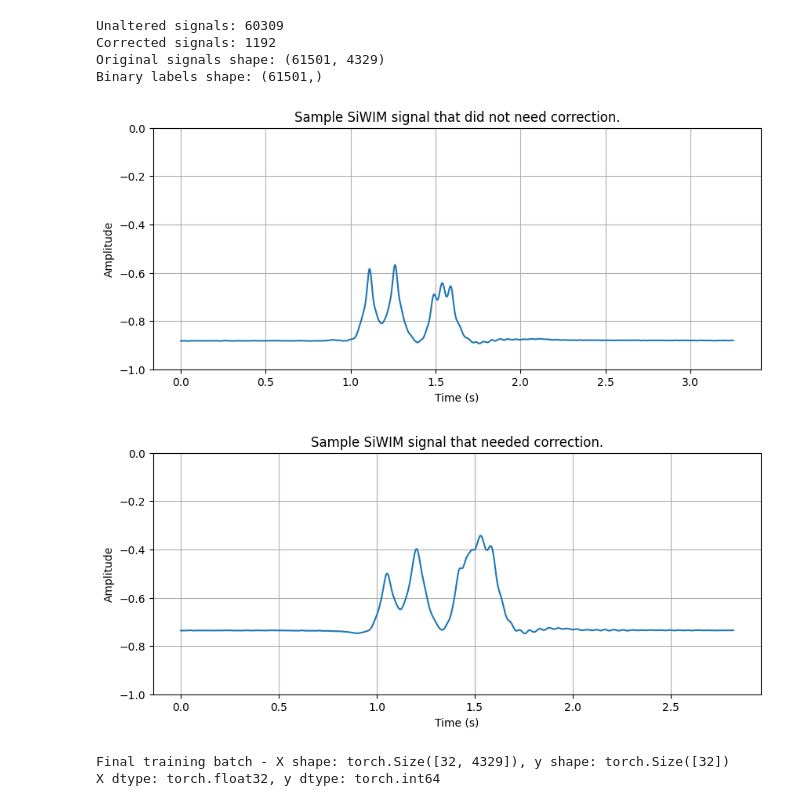
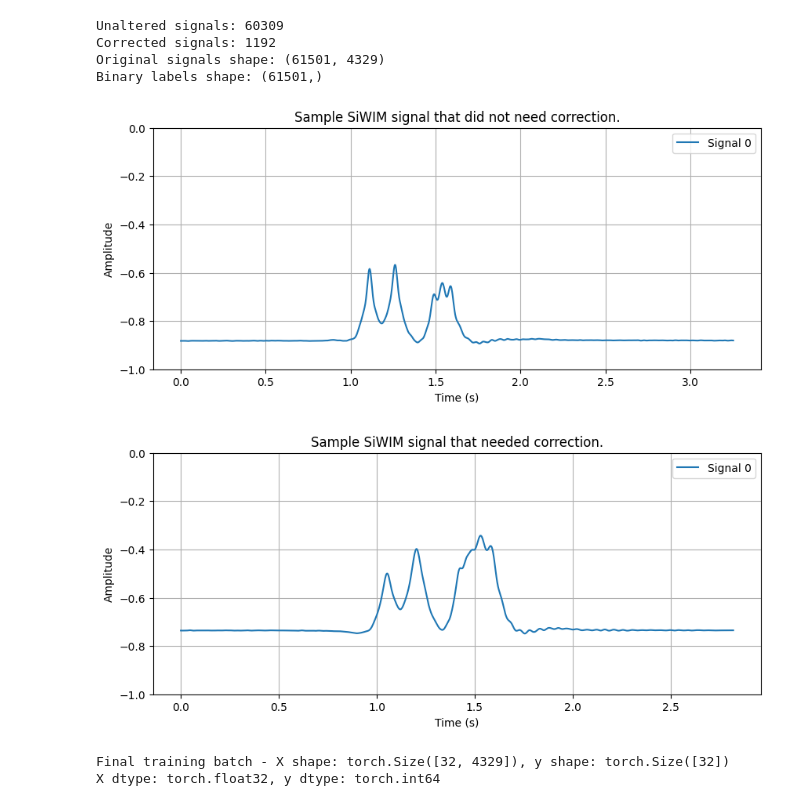
Before and after one commit to MartinKonecnik/magistrska, a Jupyter notebook: main.ipynb, the cells around one changed output. Saved outputs shown, nothing was run; the diff lists cells and outputs as text; code cells hidden in the pictures.

Commit message:
Add legends to plots

```diff
--- a/main.ipynb
+++ b/main.ipynb
@@ -50,27 +50,29 @@ Binary labels shape: (61501,)
 # %%
 # Sample signal
 import matplotlib.pyplot as plt
 
 plt.figure(figsize=(10, 4))
-plt.plot(np.arange(len(signals_unaltered[0])) / 512, signals_unaltered[0], label='0')
+plt.plot(np.arange(len(signals_unaltered[0])) / 512, signals_unaltered[0], label=f'Signal {INDEX}')
 plt.title('Sample SiWIM signal that did not need correction.')
 plt.xlabel('Time (s)')
 plt.ylabel('Amplitude')
 plt.ylim(-1, 0)
 plt.grid(True)
+plt.legend()
 plt.show()
 
 plt.figure(figsize=(10, 4))
-plt.plot(np.arange(len(signals_corrected[2])) / 512, signals_corrected[2], label='0')
+plt.plot(np.arange(len(signals_corrected[2])) / 512, signals_corrected[2], label=f'Signal {INDEX}')
 plt.title('Sample SiWIM signal that needed correction.')
 plt.xlabel('Time (s)')
 plt.ylabel('Amplitude')
 plt.ylim(-1, 0)
 plt.grid(True)
+plt.legend()
 plt.show()
 # %% [output]
-[figure, old version]
+[figure, new version]
-[figure, old version]
+[figure, new version]
 # %%
 # Split into training and validation sets
 X_train, X_val, y_train, y_val = train_test_split(signals, binary_labels, test_size=0.2, stratify=binary_labels)  # Stratify makes sure the random split preserves ratio of classes.
```
Also changed, not shown: parts of 3 cells of this notebook.
